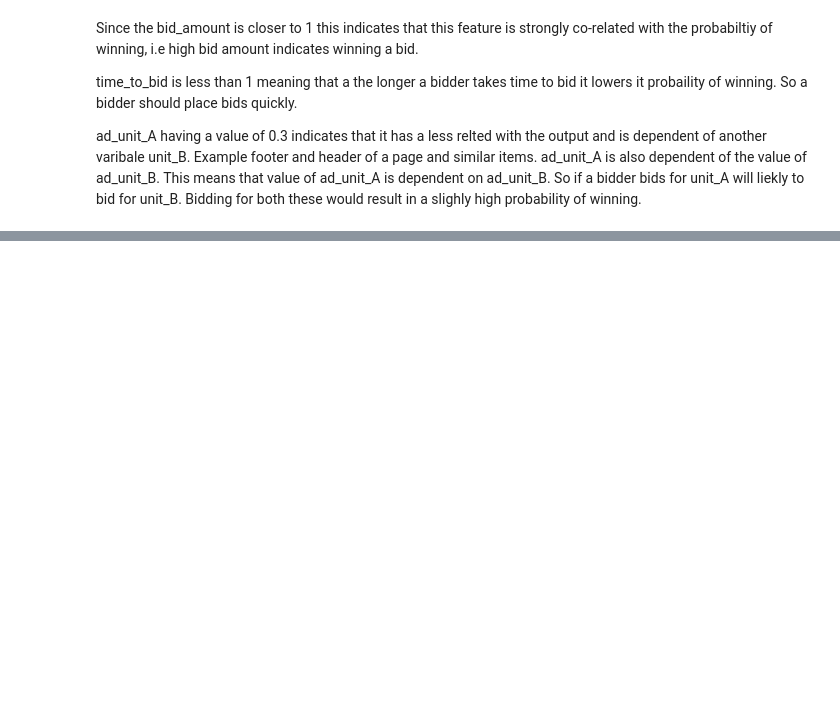
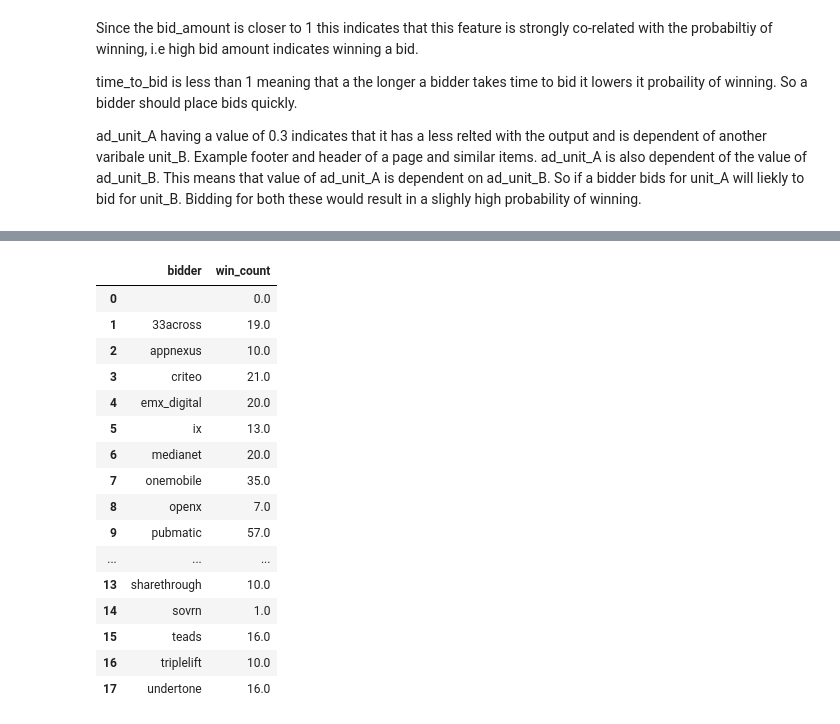
Before and after one commit to belagaam/ascendeum_tech_round2, a Jupyter notebook: Ascendeum-TechRound-2.ipynb, the cells around one changed output, grey strips where cells are left out. Cells and saved outputs as stored; diff of their text form; code cells hidden in the pictures; blank space fills up the shorter version.

```diff
--- a/Ascendeum-TechRound-2.ipynb
+++ b/Ascendeum-TechRound-2.ipynb
@@ -150,0 +186,21 @@ ad_unit_A  is also dependent of the value of ad_unit_B. This means that value of
+# %%
+bidder_data = df.groupby('bidder', as_index=False)['win_count'].sum()
+bidder_data
+# %% [output]
+|  | bidder | win_count |
+| 0 |  | 0.0 |
+| 1 | 33across | 19.0 |
+| 2 | appnexus | 10.0 |
+| 3 | criteo | 21.0 |
+| 4 | emx_digital | 20.0 |
+| 5 | ix | 13.0 |
+| 6 | medianet | 20.0 |
+| 7 | onemobile | 35.0 |
+| 8 | openx | 7.0 |
+| 9 | pubmatic | 57.0 |
+| ... | ... | ... |
+| 13 | sharethrough | 10.0 |
+| 14 | sovrn | 1.0 |
+| 15 | teads | 16.0 |
+| 16 | triplelift | 10.0 |
+| 17 | undertone | 16.0 |
```
Also changed, not shown: parts of 6 cells of this notebook, 1 other file.
